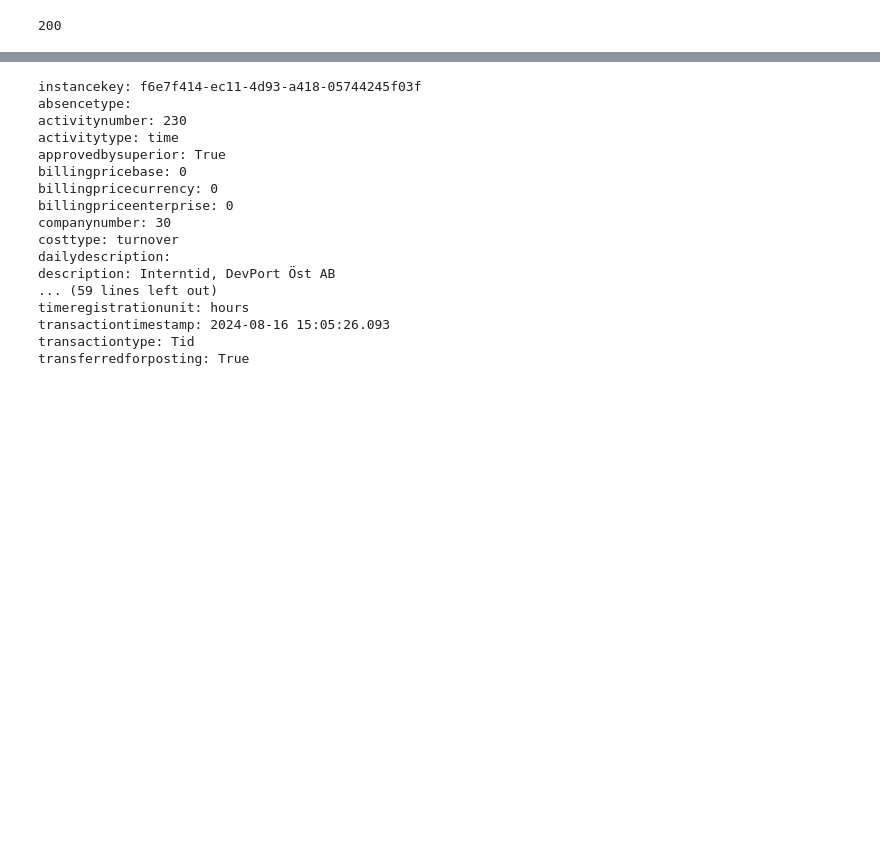
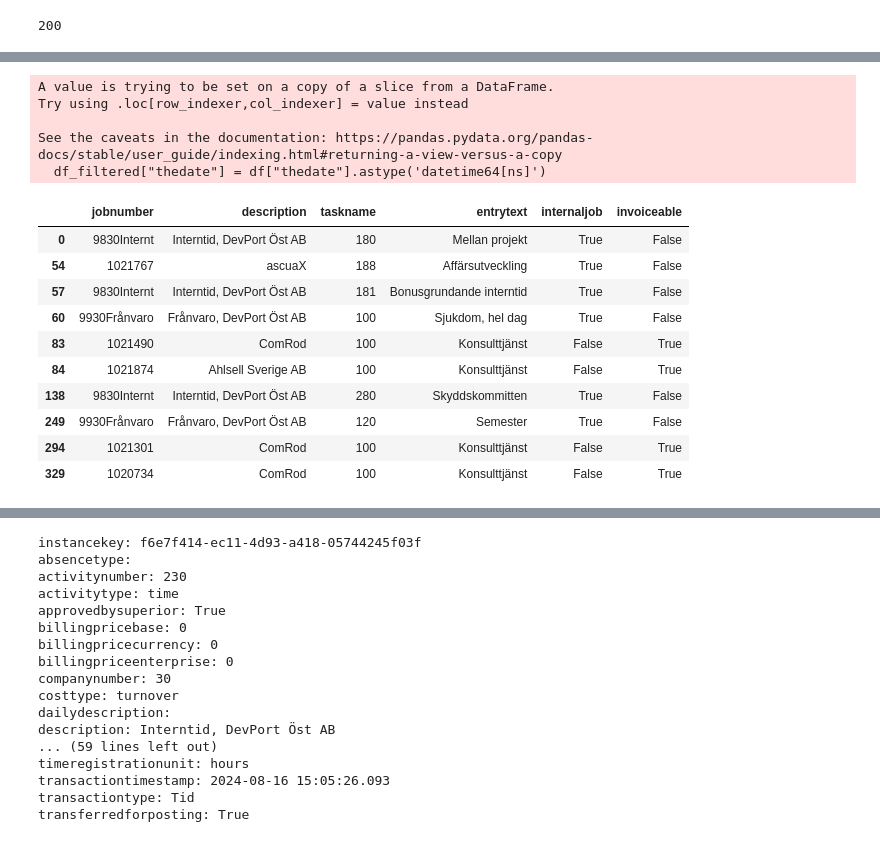
Before and after one commit to leofrossling/variable-salary-models, a Jupyter notebook: read_timesheets.ipynb, the cells around one changed output, grey strips where cells are left out. Cells and saved outputs as stored; diff of their text form; code cells hidden in the pictures; blank space fills up the shorter version.

```diff
--- a/read_timesheets.ipynb
+++ b/read_timesheets.ipynb
@@ -74,0 +122,23 @@ records
+# %%
+df_filtered["thedate"] = df["thedate"].astype('datetime64[ns]')
+# %% [output]
+A value is trying to be set on a copy of a slice from a DataFrame.
+Try using .loc[row_indexer,col_indexer] = value instead
+
+See the caveats in the documentation: https://pandas.pydata.org/pandas-docs/stable/user_guide/indexing.html#returning-a-view-versus-a-copy
+  df_filtered["thedate"] = df["thedate"].astype('datetime64[ns]')
+# %%
+unique_tasks = df_filtered.drop(columns=['thedate', 'numberof']).drop_duplicates()
+unique_tasks
+# %% [output]
+|  | jobnumber | description | taskname | entrytext | internaljob | invoiceable |
+| 0 | 9830Internt | Interntid, DevPort Öst AB | 180 | Mellan projekt | True | False |
+| 54 | 1021767 | ascuaX | 188 | Affärsutveckling | True | False |
+| 57 | 9830Internt | Interntid, DevPort Öst AB | 181 | Bonusgrundande interntid | True | False |
+| 60 | 9930Frånvaro | Frånvaro, DevPort Öst AB | 100 | Sjukdom, hel dag | True | False |
+| 83 | 1021490 | ComRod | 100 | Konsulttjänst | False | True |
+| 84 | 1021874 | Ahlsell Sverige AB | 100 | Konsulttjänst | False | True |
+| 138 | 9830Internt | Interntid, DevPort Öst AB | 280 | Skyddskommitten | True | False |
+| 249 | 9930Frånvaro | Frånvaro, DevPort Öst AB | 120 | Semester | True | False |
+| 294 | 1021301 | ComRod | 100 | Konsulttjänst | False | True |
+| 329 | 1020734 | ComRod | 100 | Konsulttjänst | False | True |
```
Also changed, not shown: parts of 10 cells of this notebook, 4 other files.
